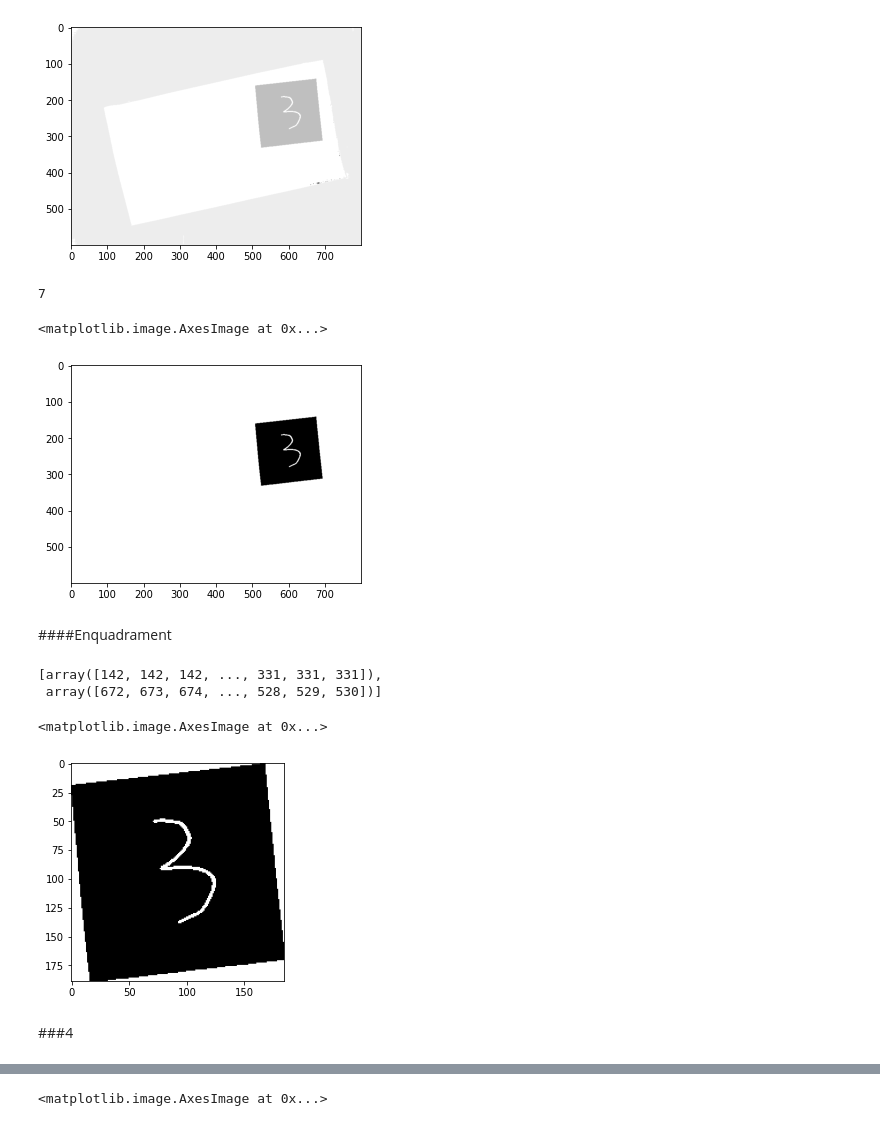
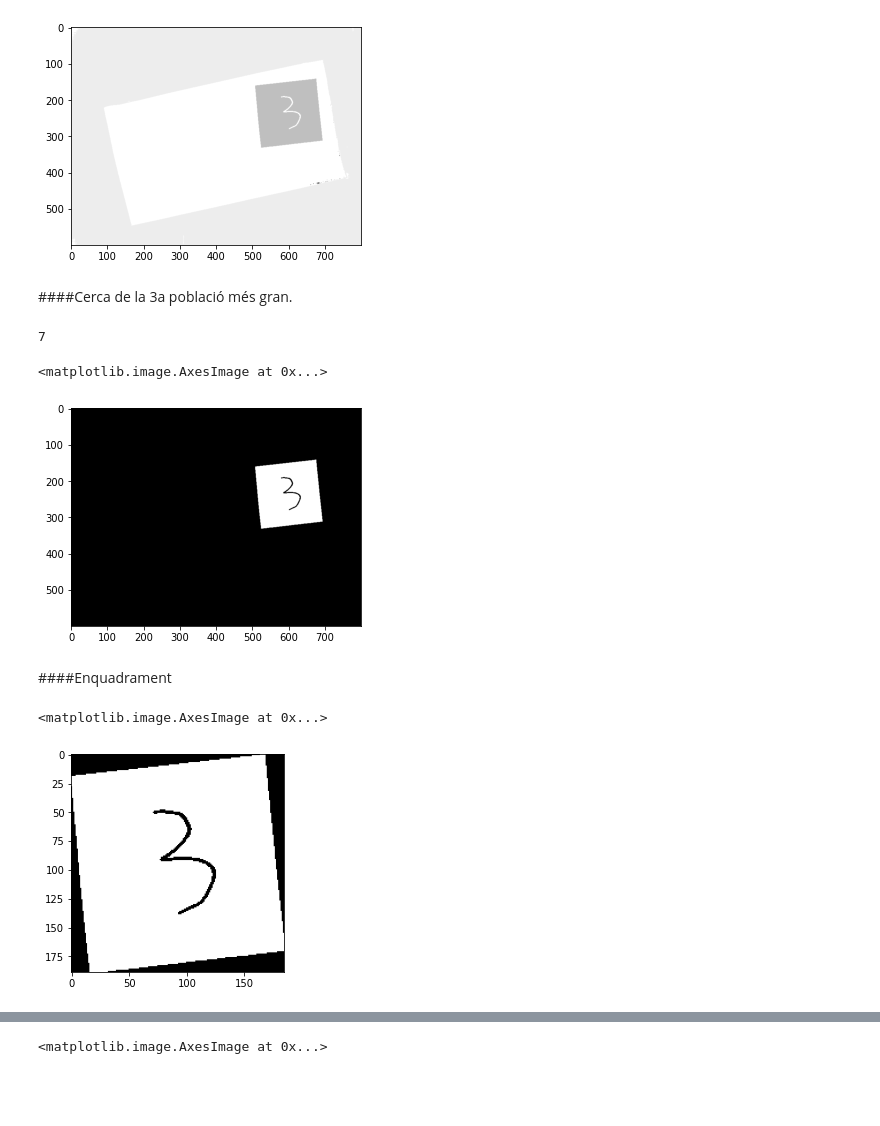
Before and after one commit to ArturAubachAltes/RIVC_USRI-, a Jupyter notebook: USRI_Classificació_de_números_amb_IA.ipynb, the cells around one changed output, grey strips where cells are left out. Cells and saved outputs as stored; diff of their text form; code cells hidden in the pictures; blank space fills up the shorter version.

```diff
--- a/USRI_Classificació_de_números_amb_IA.ipynb
+++ b/USRI_Classificació_de_números_amb_IA.ipynb
@@ -353,5 +340,9 @@ cp_callback = tf.keras.callbacks.ModelCheckpoint(filepath=checkpoint_path,
 # %%
-#@title Entrenament (Pas no obligatori si ja disposes de la "red neuronal" ja descargada!!!!)
+#Entrenament (Pas no obligatori si ja disposes de la "red neuronal" ja descargada!!!!)
+
+#Les dades d'entrenar sortiran del datagen, de manera que siguin generades amb les transformacions que indiquem
+data_gen_entrenamiento = datagen.flow(train_images_8_M, train_labels_8, batch_size=16)
+
 #Entrenament
 TAMANY_LOTE = 16
 epocas = 50
@@ -562,6 +532,8 @@ plt.imshow(all_labels,cmap=plt.cm.binary)
 # %% [output]
 <matplotlib.image.AxesImage at 0x...>
 [figure]
+# %% [markdown]
+####Cerca de la 3a població més gran.
 # %%
 #Recompte de poblacions
 contador_1 = 0
@@ -591,36 +563,32 @@ print(etiqueta)
 # %%
 img_BIN = []
 
 contador_1 = 0
 
 
 for i in all_labels:
   img_bin = []
   contador_2 = 0
   for c in i:
     if all_labels[contador_1][contador_2] == etiqueta:
-      img_bin += [255]
+      img_bin += [0]
     else:
-      img_bin += [0]
+      img_bin += [1]
     contador_2 +=1
   img_BIN +=[img_bin]
   contador_1 +=1
 
 img_BIN_3=array(img_BIN)
 plt.imshow(img_BIN_3,cmap=plt.cm.binary)
 # %% [output]
 <matplotlib.image.AxesImage at 0x...>
-[figure, old version]
+[figure, new version]
 # %% [markdown]
 ####Enquadrament
 # %%
-#Localitzar posició de img_BIN_3
-result_1= np.where(img_BIN_3 == 255)
+#Localitzar posició de 0 en img_BIN_3
+result_1= np.where(img_BIN_3 == 0)
 result_1=list(result_1)
-result_1
-# %% [output]
-[array([142, 142, 142, ..., 331, 331, 331]),
- array([672, 673, 674, ..., 528, 529, 530])]
 # %%
 #Cantonades de l'enquadrament
 altura = max(result_1[0])
@@ -631,12 +599,10 @@ dreta =max(result_1[1])
 esquerra = min(result_1[1])
 # %%
 #Enquadrament
-Enquadrament = th1[minim:altura, esquerra:dreta]
+Enquadrament = img_BIN_3[minim:altura, esquerra:dreta]
 
 Enquadrament=array(Enquadrament)
 plt.imshow(Enquadrament,cmap=plt.cm.binary)
 # %% [output]
 <matplotlib.image.AxesImage at 0x...>
-[figure, old version]
+[figure, new version]
-# %% [markdown]
-###4
```
Also changed, not shown: parts of 48 cells of this notebook.
